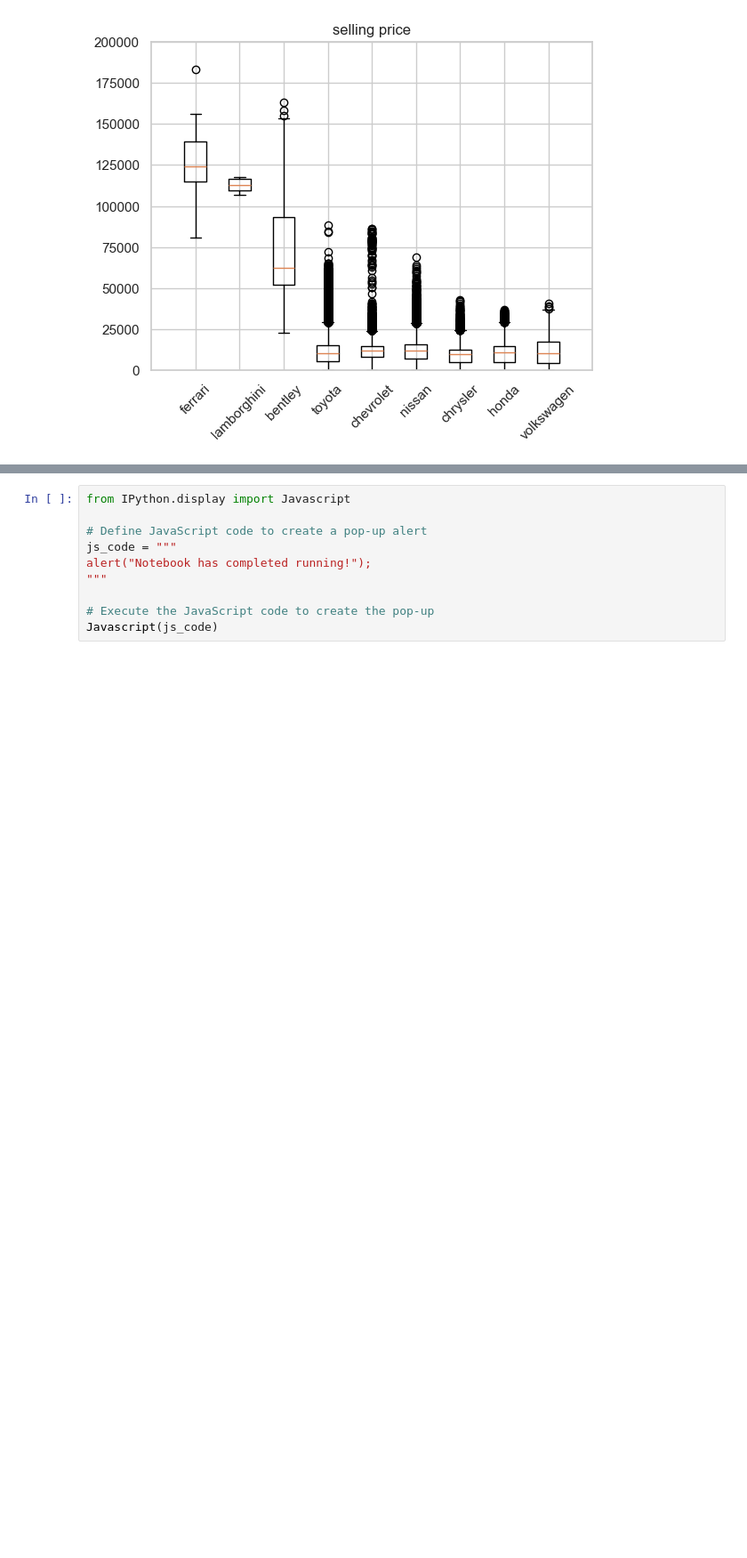
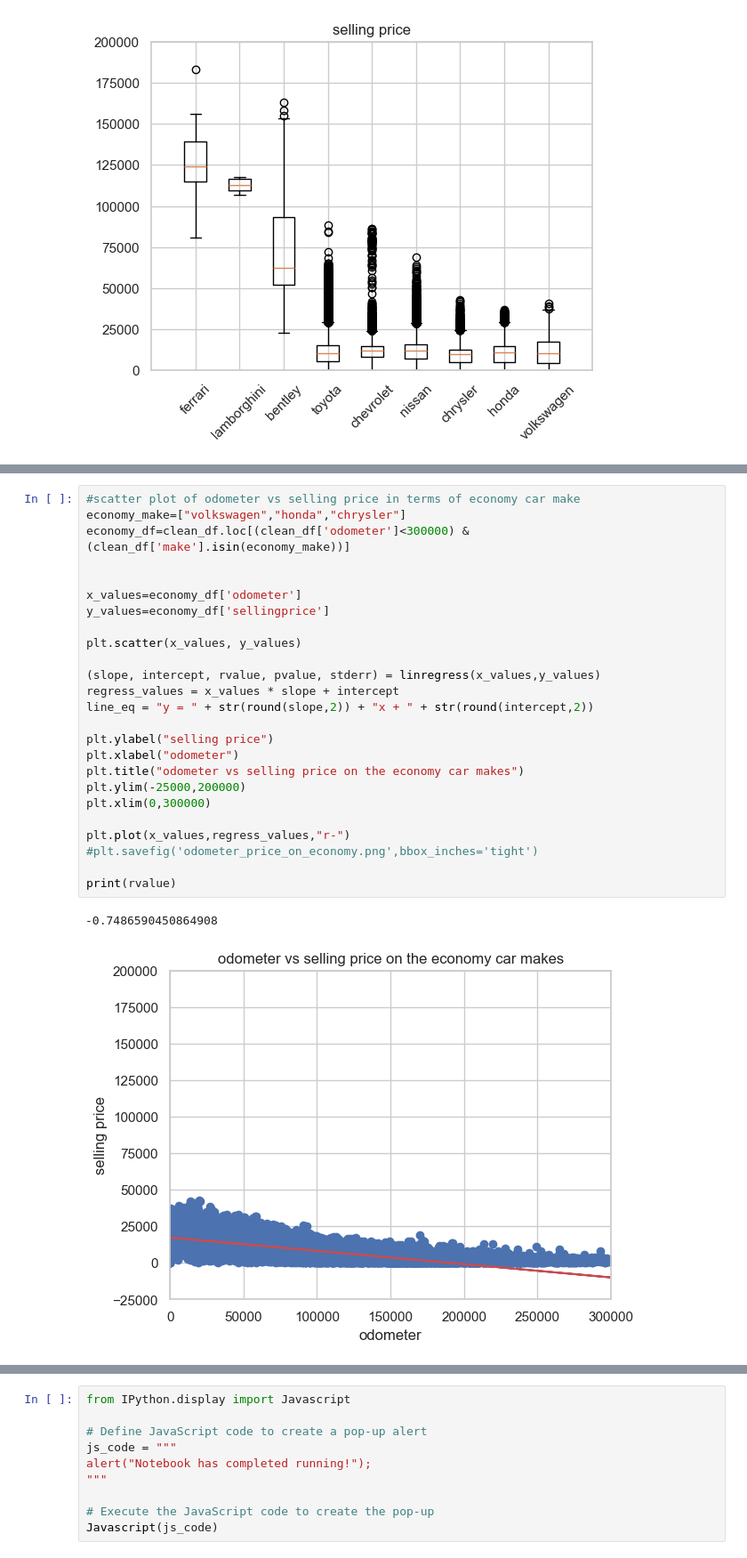
Before and after one commit to jerryevalentine/UCB-Project-1, a Jupyter notebook: Project_1_Group_7_Consolidated.ipynb, the cells around one changed output, grey strips where cells are left out. Shown at 89% size. Drawn from its saved outputs; the diff is of its cells as text; blank space fills up the shorter version.

```diff
--- a/Project_1_Group_7_Consolidated.ipynb
+++ b/Project_1_Group_7_Consolidated.ipynb
@@ -865,0 +920,28 @@ plt.show()
+# %%
+#scatter plot of odometer vs selling price in terms of economy car make
+economy_make=["volkswagen","honda","chrysler"]
+economy_df=clean_df.loc[(clean_df['odometer']<300000) & (clean_df['make'].isin(economy_make))]
+
+
+x_values=economy_df['odometer']
+y_values=economy_df['sellingprice']
+
+plt.scatter(x_values, y_values)
+
+(slope, intercept, rvalue, pvalue, stderr) = linregress(x_values,y_values)
+regress_values = x_values * slope + intercept
+line_eq = "y = " + str(round(slope,2)) + "x + " + str(round(intercept,2))
+
+plt.ylabel("selling price")
+plt.xlabel("odometer")
+plt.title("odometer vs selling price on the economy car makes")
+plt.ylim(-25000,200000)
+plt.xlim(0,300000)
+
+plt.plot(x_values,regress_values,"r-")
+#plt.savefig('odometer_price_on_economy.png',bbox_inches='tight')
+
+print(rvalue)
+# %% [output]
+-0.7486590450864908
+[figure, added]
```
Also changed, not shown: parts of 5 cells of this notebook.
